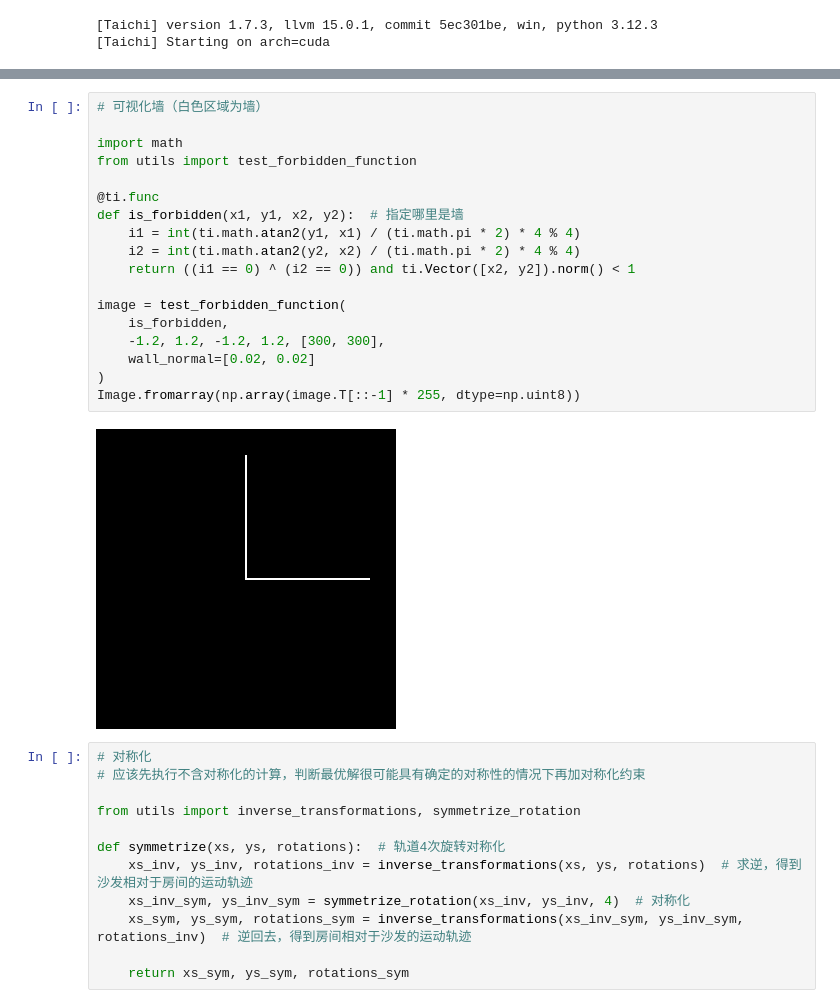
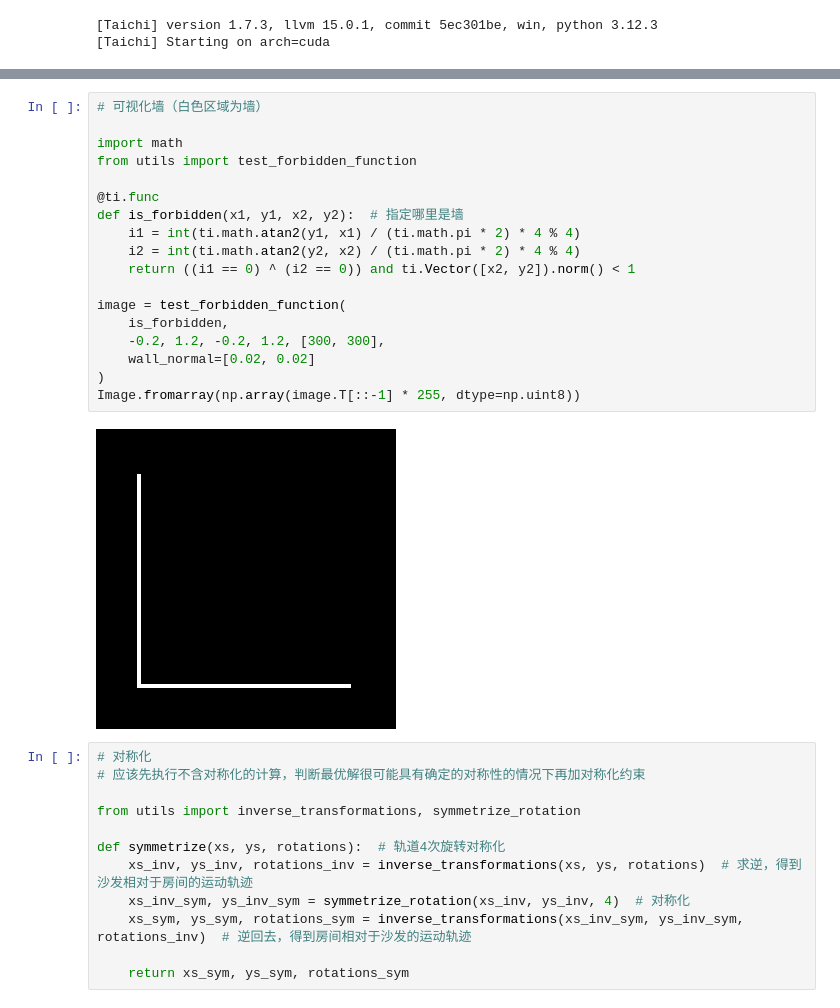
Before and after one commit to ShengzhiWu/moving-sofa-problem, a Jupyter notebook: src/进化求解（让L形旋转一周的房间）.ipynb, the cells around one changed output, grey strips where cells are left out. Cells and saved outputs as stored; diff of their text form.

```diff
--- a/src/进化求解（让L形旋转一周的房间）.ipynb
+++ b/src/进化求解（让L形旋转一周的房间）.ipynb
@@ -30,26 +35,26 @@ plt.axis('equal')
 pass
 # %% [output]
 [figure]
-# %%
-# 可视化墙（白色区域为墙）
-
-import math
-from utils import test_forbidden_function
-
-@ti.func
-def is_forbidden(x1, y1, x2, y2):  # 指定哪里是墙
-    i1 = int(ti.math.atan2(y1, x1) / (ti.math.pi * 2) * 4 % 4)
-    i2 = int(ti.math.atan2(y2, x2) / (ti.math.pi * 2) * 4 % 4)
-    return ((i1 == 0) ^ (i2 == 0)) and ti.Vector([x2, y2]).norm() < 1
-
-image = test_forbidden_function(
-    is_forbidden,
-    -1.2, 1.2, -1.2, 1.2, [300, 300],
-    wall_normal=[0.02, 0.02]
-)
-Image.fromarray(np.array(image.T[::-1] * 255, dtype=np.uint8))
-# %% [output]
-[figure, removed]
+# %%
+# 可视化墙（白色区域为墙）
+
+import math
+from utils import test_forbidden_function
+
+@ti.func
+def is_forbidden(x1, y1, x2, y2):  # 指定哪里是墙
+    i1 = int(ti.math.atan2(y1, x1) / (ti.math.pi * 2) * 4 % 4)
+    i2 = int(ti.math.atan2(y2, x2) / (ti.math.pi * 2) * 4 % 4)
+    return ((i1 == 0) ^ (i2 == 0)) and ti.Vector([x2, y2]).norm() < 1
+
+image = test_forbidden_function(
+    is_forbidden,
+    -0.2, 1.2, -0.2, 1.2, [300, 300],
+    wall_normal=[0.02, 0.02]
+)
+Image.fromarray(np.array(image.T[::-1] * 255, dtype=np.uint8))
+# %% [output]
+[figure, added]
 # %%
 # 对称化
 # 应该先执行不含对称化的计算，判断最优解很可能具有确定的对称性的情况下再加对称化约束
```
Also changed, not shown: parts of 3 cells of this notebook.
